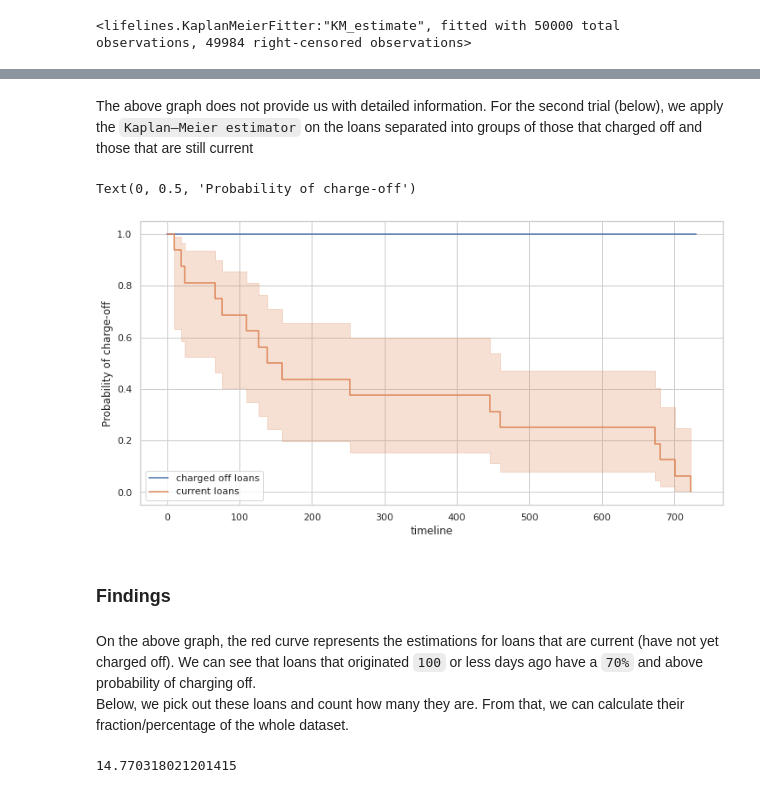
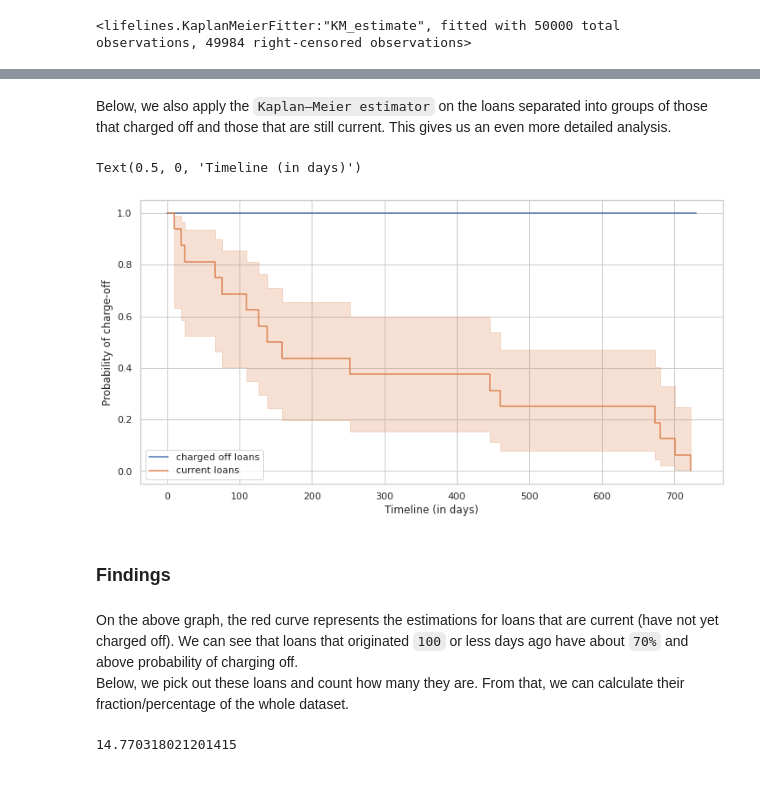
Before and after one commit to NLSanyu/assessment-data-science, a Jupyter notebook: loan_charge_off.ipynb, the cells around one changed output, grey strips where cells are left out. Saved outputs shown, nothing was run; the diff lists cells and outputs as text; code cells hidden in the pictures.

Commit message:
Update timeline label on survival graph

```diff
--- a/loan_charge_off.ipynb
+++ b/loan_charge_off.ipynb
@@ -164,23 +166,24 @@ kmf.plot_survival_function()
 # %% [markdown]
-The above graph does not provide us with detailed information. For the second trial (below), we apply the `Kaplan–Meier estimator` on the loans separated into groups of those that charged off and those that are still current
+Below, we also apply the `Kaplan–Meier estimator` on the loans separated into groups of those that charged off and those that are still current. This gives us an even more detailed analysis.
 # %%
 groups = loan_df['censored']
 ix = (groups == 1)
 
 kmf.fit(T[~ix], E[~ix], label='charged off loans')
 ax = kmf.plot_survival_function()
 
 kmf.fit(T[ix], E[ix], label='current loans')
 ax = kmf.plot_survival_function(ax=ax)
 
 ax.set_ylabel('Probability of charge-off')
+ax.set_xlabel('Timeline (in days)')
 # %% [output]
-Text(0, 0.5, 'Probability of charge-off')
+Text(0.5, 0, 'Timeline (in days)')
-[figure, old version]
+[figure, new version]
 # %% [markdown]
 ### Findings
 # %% [markdown]
-On the above graph, the red curve represents the estimations for loans that are current (have not yet charged off). We can see that loans that originated `100` or less days ago have a `70%` and above probability of charging off.<br>
+On the above graph, the red curve represents the estimations for loans that are current (have not yet charged off). We can see that loans that originated `100` or less days ago have about `70%` and above probability of charging off.<br>
 Below, we pick out these loans and count how many they are. From that, we can calculate their fraction/percentage of the whole dataset.
 # %%
 high_chance_of_chargeoff_count = loan_df[loan_df['days since origination'] <= 100].count()[0]
```
Also changed, not shown: parts of 2 cells of this notebook.
